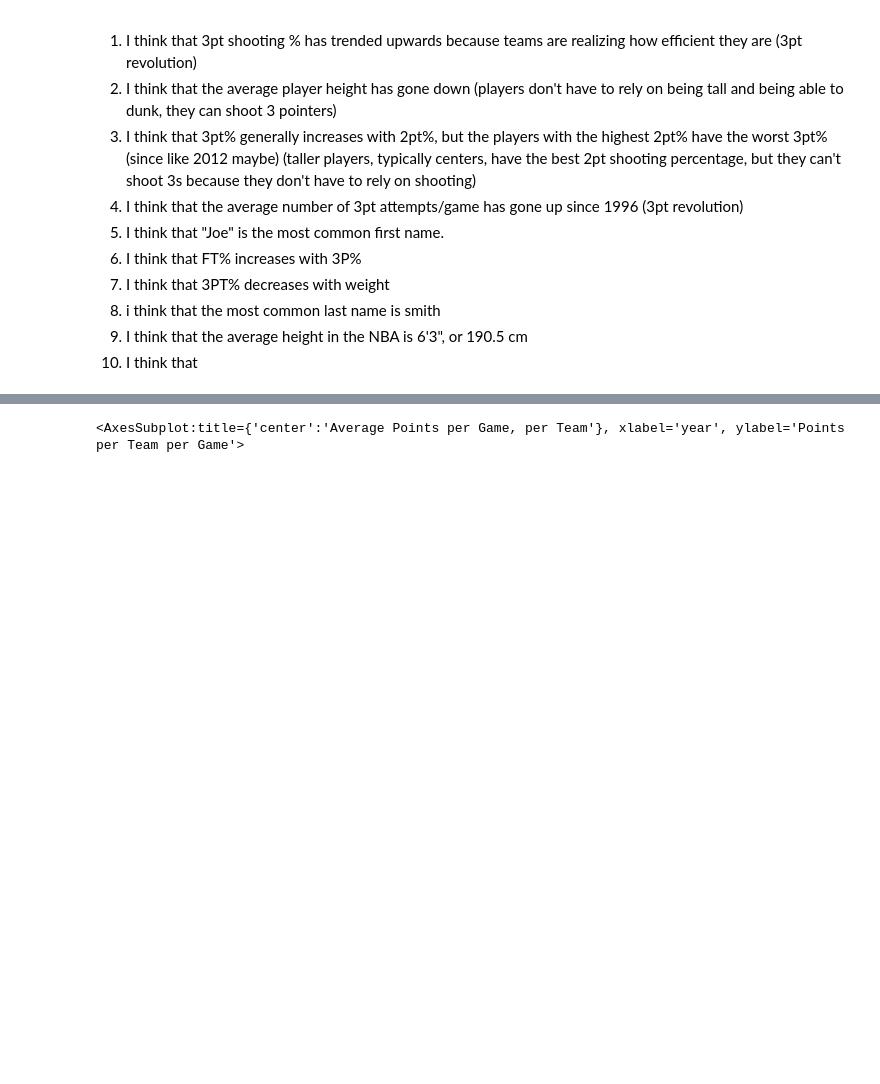
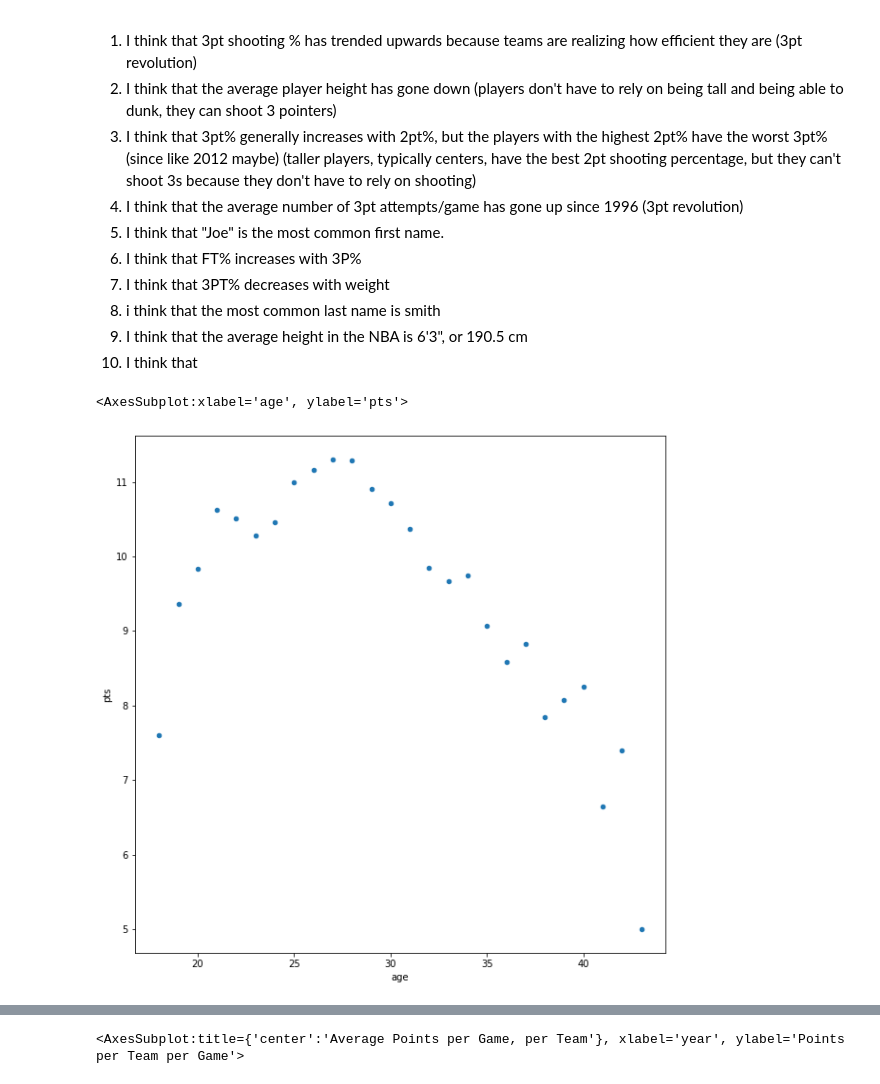
Before and after one commit to eliskol/machine-learning, a Jupyter notebook: analysis/analysis.ipynb, the cells around one changed output, grey strips where cells are left out. Drawn from its saved outputs; the diff is of its cells as text; code cells hidden in the pictures; blank space fills up the shorter version.

```diff
--- a/analysis/analysis.ipynb
+++ b/analysis/analysis.ipynb
@@ -21,3 +21,16 @@ players = pd.read_csv('./more-data/Players.csv')
 all_seasons = pd.read_csv('./all_seasons.csv')
 games_from_2004 = pd.read_csv("./more-data/games.csv")
 player_data = pd.read_csv("./more-data/player_data.csv")
+# %%
+# all_seasons.plot(kind="scatter", x="age", y="pts")
+ages = all_seasons[all_seasons["gp"] > 50]["age"].unique()
+new_dict = {"age": ages, "pts": []}
+for age in ages:
+    avg_pts = all_seasons[(all_seasons["gp"] > 50) & (all_seasons["age"] == age)]["pts"].mean()
+    new_dict["pts"].append(avg_pts)
+new_df = pd.DataFrame(new_dict)
+new_df
+new_df.plot(kind="scatter", x="age", y="pts", figsize=(10, 10))
+# %% [output]
+<AxesSubplot:xlabel='age', ylabel='pts'>
+[figure, added]
```
Also changed, not shown: parts of 3 cells of this notebook.
